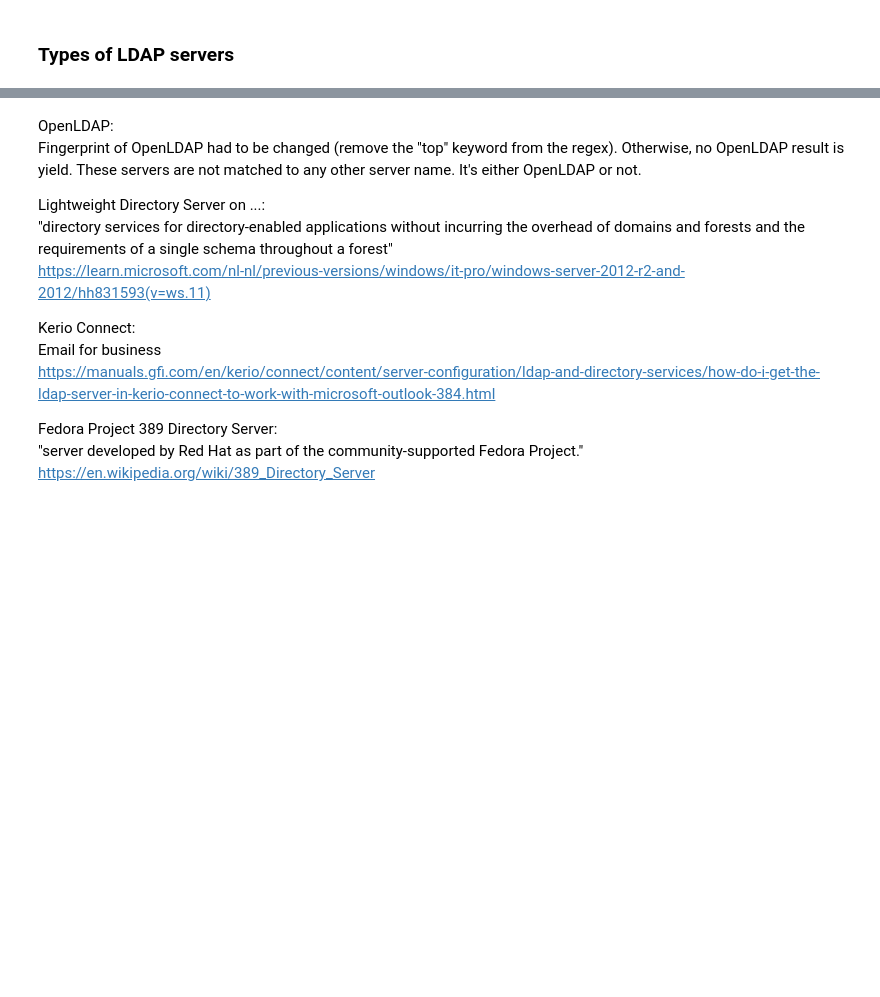
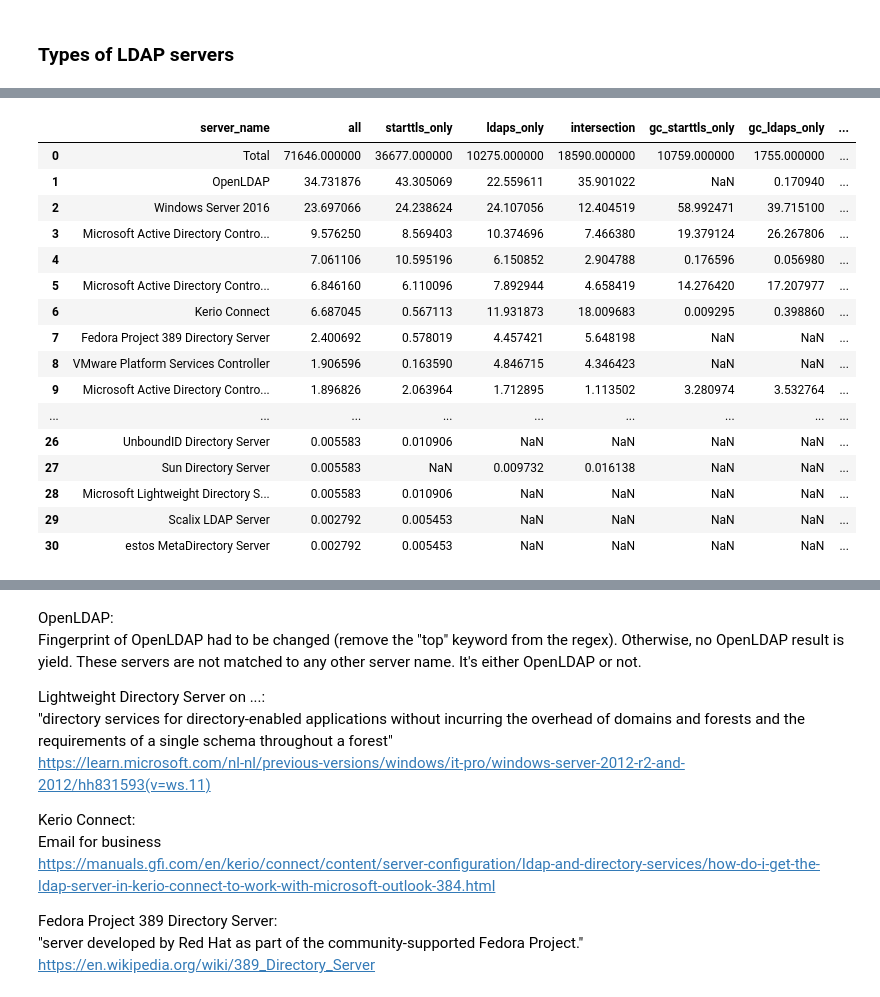
Before and after one commit to internettransparency/ldap-sequel, a Jupyter notebook: notebooks/analysis.ipynb, the cells around one changed output, grey strips where cells are left out. Saved outputs shown, nothing was run; the diff lists cells and outputs as text; code cells hidden in the pictures; blank space fills up the shorter version.

```diff
--- a/notebooks/analysis.ipynb
+++ b/notebooks/analysis.ipynb
@@ -3895,3 +3939,14 @@ rec_ciphersuites_df.filter(psf.col("rfc9325") == "N").select("tls_cipher").show(
 +-------------------------------------------+
 # %% [markdown]
 ### Types of LDAP servers
+# %%
+ldap_fp_df = load_ldap_server_name(LDAP_SERVER_NAME_FMT.format(timestamp="20240710", port=389)).unionByName(
+    load_ldap_server_name(LDAP_SERVER_NAME_FMT.format(timestamp="20240709", port=636))
+)
+ldap_fp_df = ldap_fp_df.unionByName(load_ldap_server_name(LDAP_SERVER_NAME_FMT.format(timestamp="20240711", port=3269)))
+ldap_fp_df = ldap_fp_df.unionByName(load_ldap_server_name(LDAP_SERVER_NAME_FMT.format(timestamp="20240712", port=3268)))
+ldap_fp_df = ldap_fp_df.withColumnRenamed("ip", "ipv4")
+
+
+fp_starttls_only_df, fp_ldaps_only_df, fp_inter_hosts_df = separate_scans(ldap_fp_df, 389, 636)
+gc_fp_starttls_only_df, gc_fp_ldaps_only_df, gc_fp_inter_hosts_df = separate_scans(ldap_fp_df, 3268, 3269)
@@ -3944,0 +4017,4 @@ Total (uniq IPs with server name found): 65542
+# %%
+gc_fp_aggr_stls_only_df, gc_fp_stls_total = process_ldap_fp(gc_fp_starttls_only_df)
+gc_fp_aggr_ldaps_only_df, gc_fp_ldaps_total = process_ldap_fp(gc_fp_ldaps_only_df)
+gc_fp_aggr_inter_df, gc_fp_inter_total = process_ldap_fp(gc_fp_inter_hosts_df)
@@ -3944,0 +4039,55 @@ Total (uniq IPs with server name found): 65542
+# %%
+def merge_pdf(pdf1, pdf2, on_col, old_col, new_col):
+    suffix = "_col3"
+    result = pd.merge(pdf1, pdf2, on=on_col, how='left', suffixes=('', suffix))
+    result.rename(columns={old_col+suffix: new_col,
+                           old_col: new_col}, inplace=True)
+    return result
+
+
+fp_aggr_pdf = fp_aggr_df.toPandas().rename(columns={"percent": "all"}).drop(columns=["count"], axis=1)
+types_ldap_servers_pdf = merge_pdf(fp_aggr_pdf,
+                                   fp_aggr_stls_only_df.toPandas().drop(columns=["count"], axis=1),
+                                   "server_name", "percent", "starttls_only")
+types_ldap_servers_pdf = merge_pdf(types_ldap_servers_pdf,
+                                   fp_aggr_ldaps_only_df.toPandas().drop(columns=["count"], axis=1),
+                                   "server_name", "percent", "ldaps_only")
+types_ldap_servers_pdf = merge_pdf(types_ldap_servers_pdf,
+                                   fp_aggr_inter_df.toPandas().drop(columns=["count"], axis=1),
+                                   "server_name", "percent", "intersection")
+types_ldap_servers_pdf = merge_pdf(types_ldap_servers_pdf,
+                                   gc_fp_aggr_stls_only_df.toPandas().drop(columns=["count"], axis=1),
+                                   "server_name", "percent", "gc_starttls_only")
+types_ldap_servers_pdf = merge_pdf(types_ldap_servers_pdf,
+                                   gc_fp_aggr_ldaps_only_df.toPandas().drop(columns=["count"], axis=1),
+                                   "server_name", "percent", "gc_ldaps_only")
+types_ldap_servers_pdf = merge_pdf(types_ldap_servers_pdf,
+                                   gc_fp_aggr_inter_df.toPandas().drop(columns=["count"], axis=1),
+                                   "server_name", "percent", "gc_intersection")
+
+all_server_names = list(set(types_ldap_servers_pdf["server_name"].to_list()))
+
+types_ldap_servers_pdf.loc[-1] = ["Total", fp_total, fp_stls_total, fp_ldaps_total, fp_inter_total,
+                                   gc_fp_stls_total, gc_fp_ldaps_total, gc_fp_inter_total]  # adding a row
+types_ldap_servers_pdf.index = types_ldap_servers_pdf.index + 1  # shifting index
+types_ldap_servers_pdf.sort_index(inplace=True)
+display(types_ldap_servers_pdf)
+print(types_ldap_servers_pdf.to_latex(index=False))
+# %% [output]
+|  | server_name | all | starttls_only | ldaps_only | intersection | gc_starttls_only | gc_ldaps_only | ... |
+| 0 | Total | 71646.000000 | 36677.000000 | 10275.000000 | 18590.000000 | 10759.000000 | 1755.000000 | ... |
+| 1 | OpenLDAP | 34.731876 | 43.305069 | 22.559611 | 35.901022 | NaN | 0.170940 | ... |
+| 2 | Windows Server 2016 | 23.697066 | 24.238624 | 24.107056 | 12.404519 | 58.992471 | 39.715100 | ... |
+| 3 | Microsoft Active Directory Contro... | 9.576250 | 8.569403 | 10.374696 | 7.466380 | 19.379124 | 26.267806 | ... |
+| 4 |  | 7.061106 | 10.595196 | 6.150852 | 2.904788 | 0.176596 | 0.056980 | ... |
+| 5 | Microsoft Active Directory Contro... | 6.846160 | 6.110096 | 7.892944 | 4.658419 | 14.276420 | 17.207977 | ... |
+| 6 | Kerio Connect | 6.687045 | 0.567113 | 11.931873 | 18.009683 | 0.009295 | 0.398860 | ... |
+| 7 | Fedora Project 389 Directory Server | 2.400692 | 0.578019 | 4.457421 | 5.648198 | NaN | NaN | ... |
+| 8 | VMware Platform Services Controller | 1.906596 | 0.163590 | 4.846715 | 4.346423 | NaN | NaN | ... |
+| 9 | Microsoft Active Directory Contro... | 1.896826 | 2.063964 | 1.712895 | 1.113502 | 3.280974 | 3.532764 | ... |
+| ... | ... | ... | ... | ... | ... | ... | ... | ... |
+| 26 | UnboundID Directory Server | 0.005583 | 0.010906 | NaN | NaN | NaN | NaN | ... |
+| 27 | Sun Directory Server | 0.005583 | NaN | 0.009732 | 0.016138 | NaN | NaN | ... |
+| 28 | Microsoft Lightweight Directory S... | 0.005583 | 0.010906 | NaN | NaN | NaN | NaN | ... |
+| 29 | Scalix LDAP Server | 0.002792 | 0.005453 | NaN | NaN | NaN | NaN | ... |
+| 30 | estos MetaDirectory Server | 0.002792 | 0.005453 | NaN | NaN | NaN | NaN | ... |
```
Also changed, not shown: parts of 21 cells of this notebook, 1 other file.
